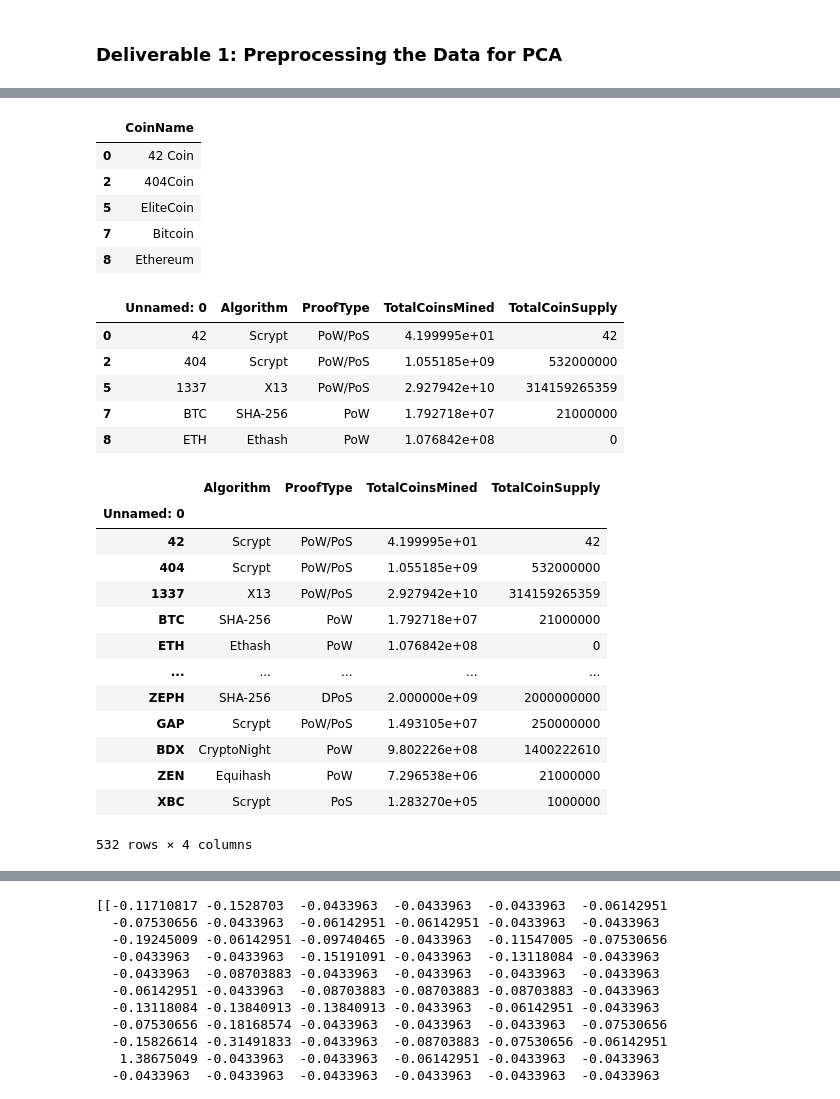
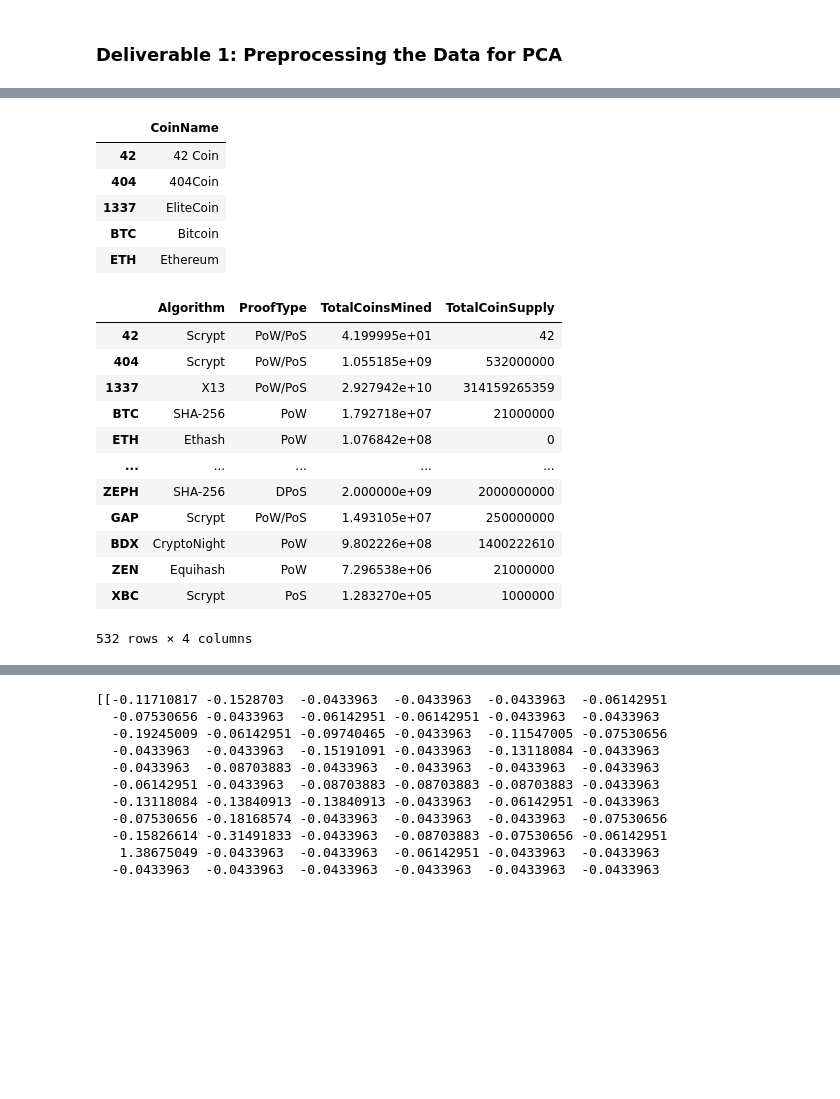
Before and after one commit to rcookie23/Cryptocurrencies, a Jupyter notebook: crypto_clustering.ipynb, the cells around one changed output, grey strips where cells are left out. Cells and saved outputs as stored; diff of their text form; code cells hidden in the pictures; blank space fills up the shorter version.

```diff
--- a/crypto_clustering.ipynb
+++ b/crypto_clustering.ipynb
@@ -16,6 +16,6 @@ from sklearn.cluster import KMeans
 ### Deliverable 1: Preprocessing the Data for PCA
 # %%
 # Load the crypto_data.csv dataset.
-crypto_df = pd.read_csv("crypto_data.csv")
+crypto_df = pd.read_csv("crypto_data.csv", index_col='Unnamed: 0')
 crypto_df.head(10)
 # %% [output]
@@ -95,39 +109,28 @@ crypto_names = new_crypto_df[['CoinName']]
 crypto_names.head()
 # %% [output]
 |  | CoinName |
-| 0 | 42 Coin |
-| 2 | 404Coin |
-| 5 | EliteCoin |
-| 7 | Bitcoin |
-| 8 | Ethereum |
+| 42 | 42 Coin |
+| 404 | 404Coin |
+| 1337 | EliteCoin |
+| BTC | Bitcoin |
+| ETH | Ethereum |
 # %%
 # Drop the 'CoinName' column since it's not going to be used on the clustering algorithm.
 crypto_df = new_crypto_df.drop(['CoinName'], axis=1)
-crypto_df.head()
+crypto_df
 # %% [output]
-|  | Unnamed: 0 | Algorithm | ProofType | TotalCoinsMined | TotalCoinSupply |
-| 0 | 42 | Scrypt | PoW/PoS | 4.199995e+01 | 42 |
-| 2 | 404 | Scrypt | PoW/PoS | 1.055185e+09 | 532000000 |
-| 5 | 1337 | X13 | PoW/PoS | 2.927942e+10 | 314159265359 |
-| 7 | BTC | SHA-256 | PoW | 1.792718e+07 | 21000000 |
-| 8 | ETH | Ethash | PoW | 1.076842e+08 | 0 |
+|  | Algorithm | ProofType | TotalCoinsMined | TotalCoinSupply |
+| 42 | Scrypt | PoW/PoS | 4.199995e+01 | 42 |
+| 404 | Scrypt | PoW/PoS | 1.055185e+09 | 532000000 |
+| 1337 | X13 | PoW/PoS | 2.927942e+10 | 314159265359 |
+| BTC | SHA-256 | PoW | 1.792718e+07 | 21000000 |
+| ETH | Ethash | PoW | 1.076842e+08 | 0 |
+| ... | ... | ... | ... | ... |
+| ZEPH | SHA-256 | DPoS | 2.000000e+09 | 2000000000 |
+| GAP | Scrypt | PoW/PoS | 1.493105e+07 | 250000000 |
+| BDX | CryptoNight | PoW | 9.802226e+08 | 1400222610 |
+| ZEN | Equihash | PoW | 7.296538e+06 | 21000000 |
+| XBC | Scrypt | PoS | 1.283270e+05 | 1000000 |
+532 rows × 4 columns
-# %%
-new_crypto_df = crypto_df.set_index('Unnamed: 0')
-new_crypto_df
-# %% [output]
-|  | Algorithm | ProofType | TotalCoinsMined | TotalCoinSupply |
-| Unnamed: 0 |  |  |  |  |
-| 42 | Scrypt | PoW/PoS | 4.199995e+01 | 42 |
-| 404 | Scrypt | PoW/PoS | 1.055185e+09 | 532000000 |
-| 1337 | X13 | PoW/PoS | 2.927942e+10 | 314159265359 |
-| BTC | SHA-256 | PoW | 1.792718e+07 | 21000000 |
-| ETH | Ethash | PoW | 1.076842e+08 | 0 |
-| ... | ... | ... | ... | ... |
-| ZEPH | SHA-256 | DPoS | 2.000000e+09 | 2000000000 |
-| GAP | Scrypt | PoW/PoS | 1.493105e+07 | 250000000 |
-| BDX | CryptoNight | PoW | 9.802226e+08 | 1400222610 |
-| ZEN | Equihash | PoW | 7.296538e+06 | 21000000 |
-| XBC | Scrypt | PoS | 1.283270e+05 | 1000000 |
-532 rows × 4 columns
 # %%
 # Use get_dummies() to create variables for text features.
```
Also changed, not shown: parts of 12 cells of this notebook.
